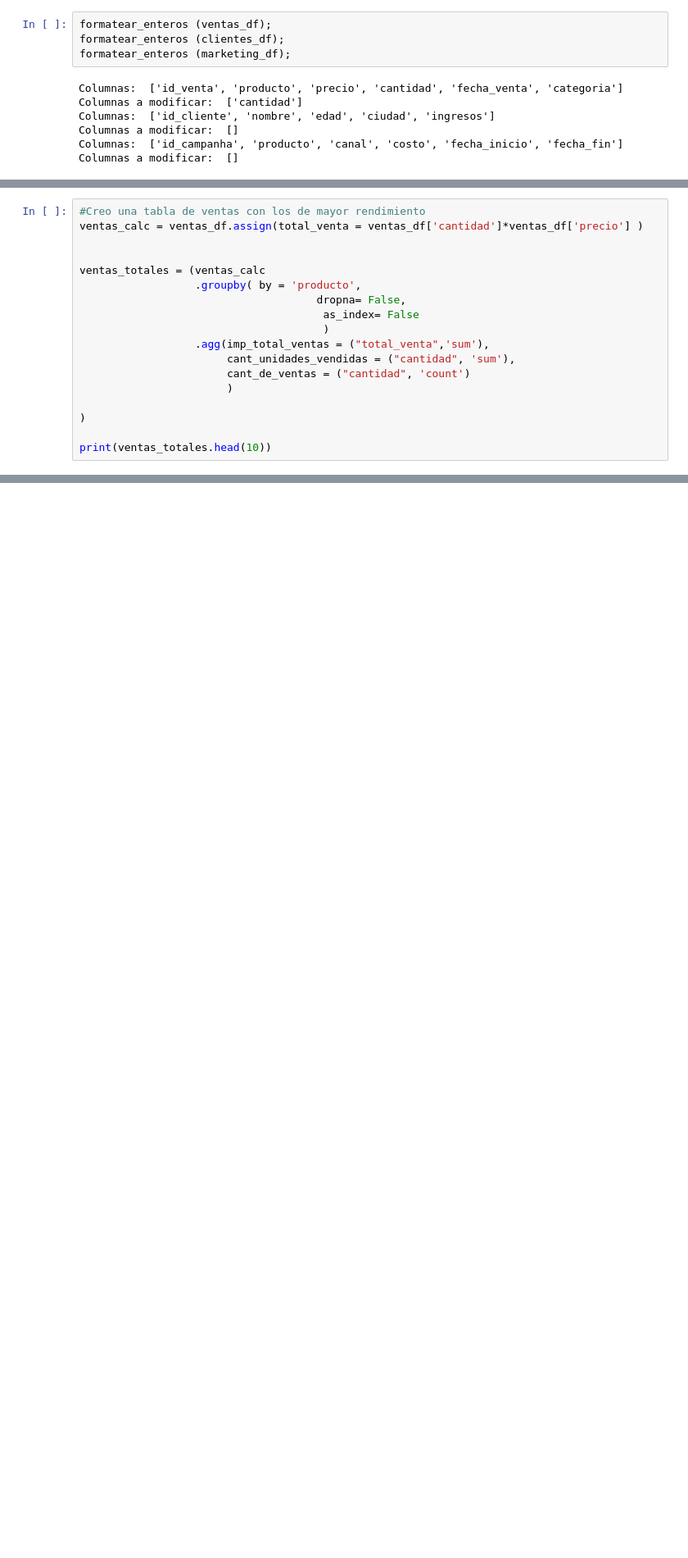
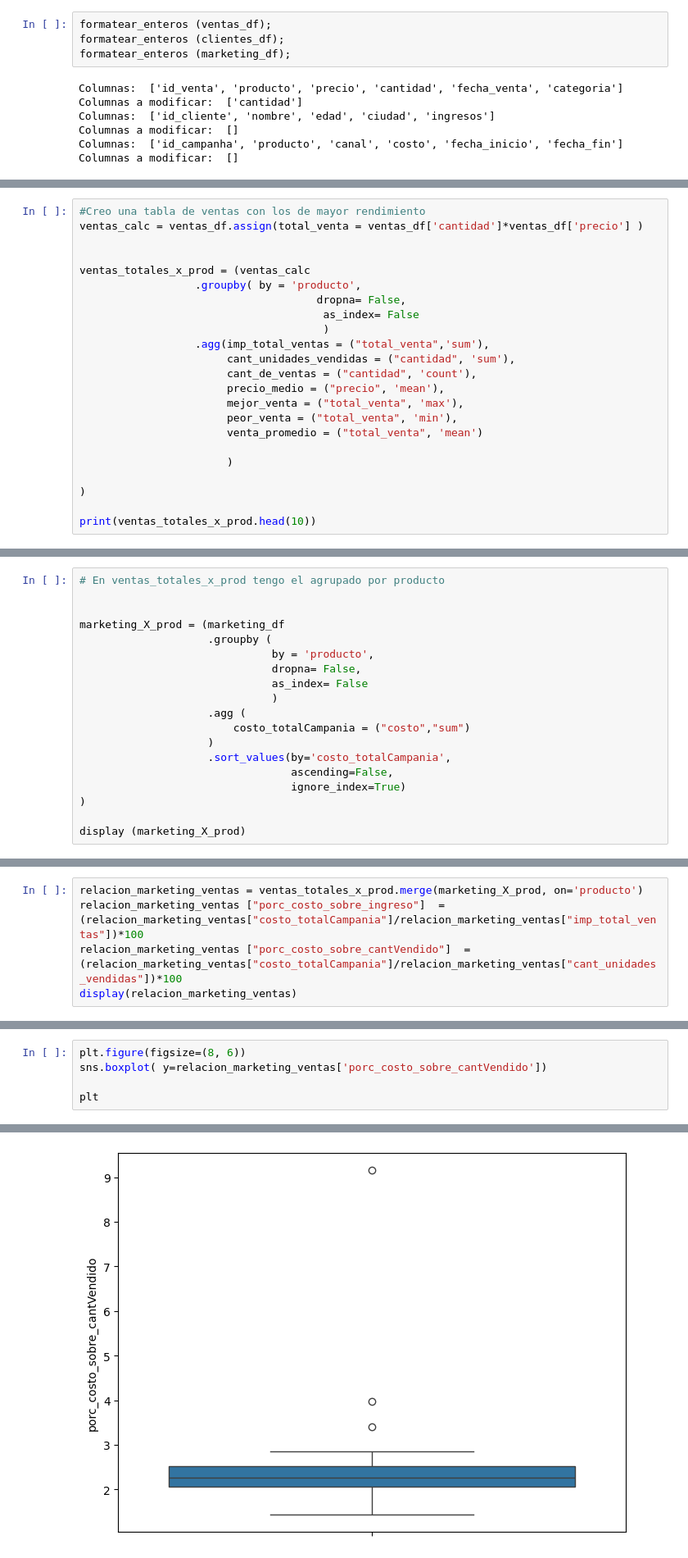
Before and after one commit to FlaviaAlvarez/Entrega_Final_Flavia_Alvarez_, a Jupyter notebook: Entrega_Final_Flavia_Alvarez.ipynb, the cells around one changed output, grey strips where cells are left out. Shown at 82% size. Cells and saved outputs as stored; diff of their text form; blank space fills up the shorter version.

```diff
--- a/Entrega_Final_Flavia_Alvarez.ipynb
+++ b/Entrega_Final_Flavia_Alvarez.ipynb
@@ -341,19 +391,24 @@ os.listdir("/content/drive/MyDrive/Colab Notebooks/2025 Análisis datos con Pyth
 ventas_calc = ventas_df.assign(total_venta = ventas_df['cantidad']*ventas_df['precio'] )
 
 
-ventas_totales = (ventas_calc
+ventas_totales_x_prod = (ventas_calc
                   .groupby( by = 'producto',
                                      dropna= False,
                                       as_index= False
                                       )
                   .agg(imp_total_ventas = ("total_venta",'sum'),
                        cant_unidades_vendidas = ("cantidad", 'sum'),
-                       cant_de_ventas = ("cantidad", 'count')
+                       cant_de_ventas = ("cantidad", 'count'),
+                       precio_medio = ("precio", 'mean'),
+                       mejor_venta = ("total_venta", 'max'),
+                       peor_venta = ("total_venta", 'min'),
+                       venta_promedio = ("total_venta", 'mean')
+
                        )
 
 )
 
-print(ventas_totales.head(10))
+print(ventas_totales_x_prod.head(10))
 # %% [output]
                  producto  imp_total_ventas  cant_unidades_vendidas  \
 0         Adorno De Pared          48093.49                     633
@@ -403,0 +499,19 @@ Los ventas con monto de venta mayor a 52518.85 son:
+# %%
+# En ventas_totales_x_prod tengo el agrupado por producto
+
+
+marketing_X_prod = (marketing_df
+                    .groupby (
+                              by = 'producto',
+                              dropna= False,
+                              as_index= False
+                              )
+                    .agg (
+                        costo_totalCampania = ("costo","sum")
+                    )
+                    .sort_values(by='costo_totalCampania',
+                                 ascending=False,
+                                 ignore_index=True)
+)
+
+display (marketing_X_prod)
@@ -403,0 +536,5 @@ Los ventas con monto de venta mayor a 52518.85 son:
+# %%
+relacion_marketing_ventas = ventas_totales_x_prod.merge(marketing_X_prod, on='producto')
+relacion_marketing_ventas ["porc_costo_sobre_ingreso"]  = (relacion_marketing_ventas["costo_totalCampania"]/relacion_marketing_ventas["imp_total_ventas"])*100
+relacion_marketing_ventas ["porc_costo_sobre_cantVendido"]  =(relacion_marketing_ventas["costo_totalCampania"]/relacion_marketing_ventas["cant_unidades_vendidas"])*100
+display(relacion_marketing_ventas)
@@ -403,0 +562,6 @@ Los ventas con monto de venta mayor a 52518.85 son:
+# %%
+plt.figure(figsize=(8, 6))
+sns.boxplot( y=relacion_marketing_ventas['porc_costo_sobre_cantVendido'])
+
+plt
+# %% [output]
@@ -403,0 +569 @@ Los ventas con monto de venta mayor a 52518.85 son:
+[figure, added]
```
Also changed, not shown: parts of 43 cells of this notebook.
